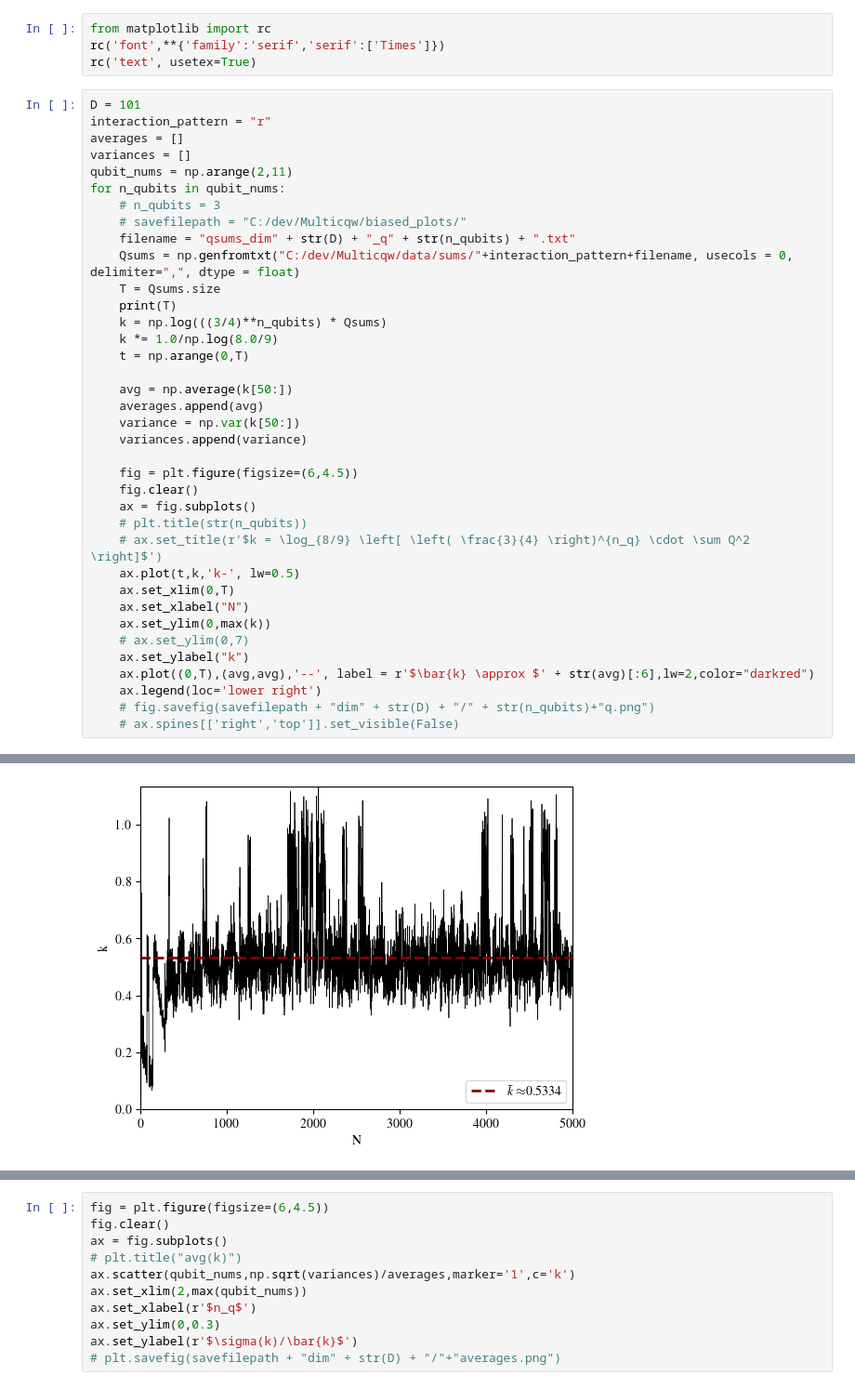
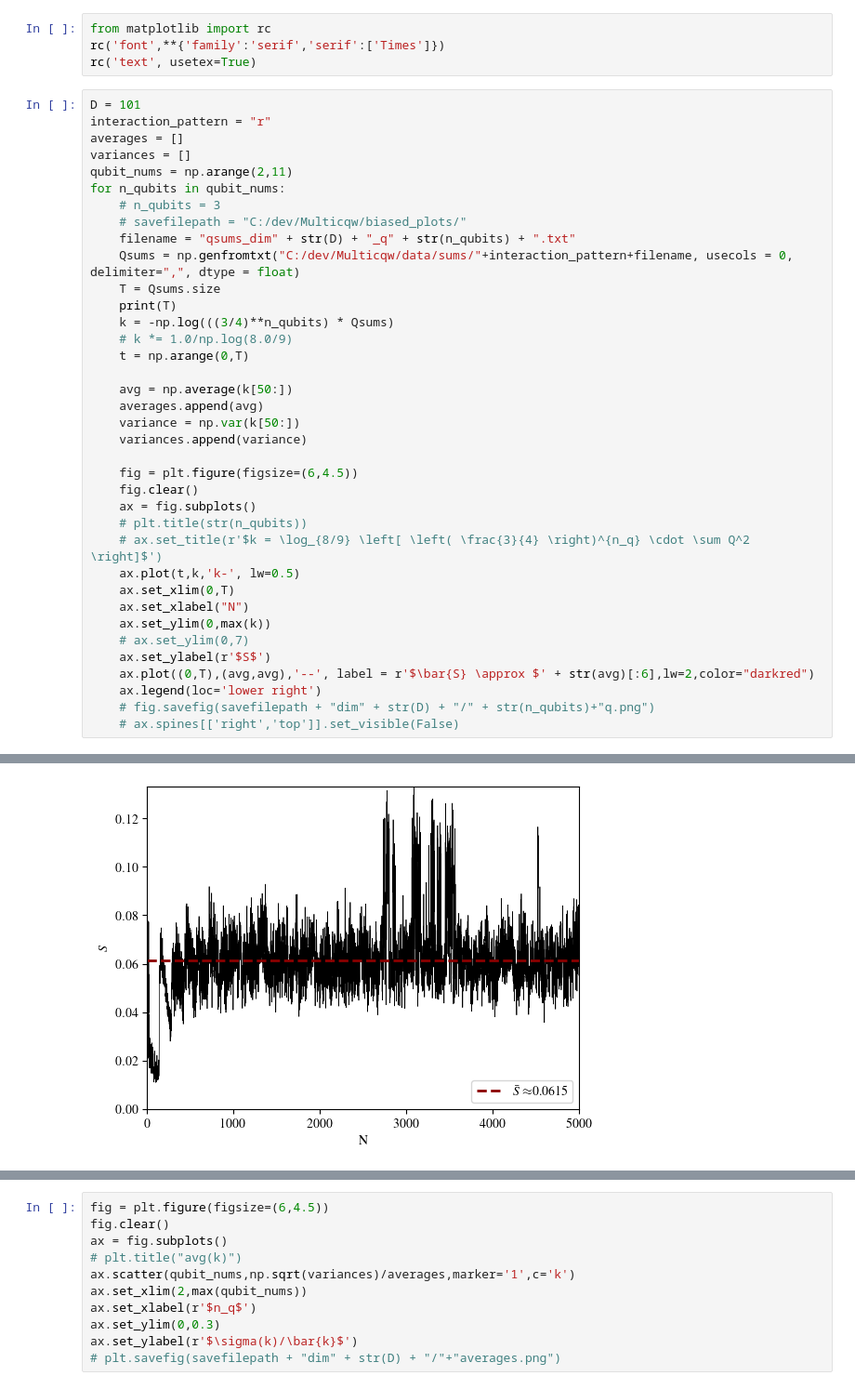
Before and after one commit to Emiliano6754/Correlation-Quantum-Walks, a Jupyter notebook: qsumsplots.ipynb, the cells around one changed output, grey strips where cells are left out. Shown at 93% size. Drawn from its saved outputs; the diff is of its cells as text.

Commit message:
Added concurrence plotting from 2 qubits seed. Corrected some plot labels

```diff
--- a/qsumsplots.ipynb
+++ b/qsumsplots.ipynb
@@ -20,38 +20,38 @@ for n_qubits in qubit_nums:
     Qsums = np.genfromtxt("C:/dev/Multicqw/data/sums/"+interaction_pattern+filename, usecols = 0, delimiter=",", dtype = float)
     T = Qsums.size
     print(T)
-    k = np.log(((3/4)**n_qubits) * Qsums)
-    k *= 1.0/np.log(8.0/9)
+    k = -np.log(((3/4)**n_qubits) * Qsums)
+    # k *= 1.0/np.log(8.0/9)
     t = np.arange(0,T)
 
     avg = np.average(k[50:])
     averages.append(avg)
     variance = np.var(k[50:])
     variances.append(variance)
 
     fig = plt.figure(figsize=(6,4.5))
     fig.clear()
     ax = fig.subplots()
     # plt.title(str(n_qubits))
     # ax.set_title(r'$k = \log_{8/9} \left[ \left( \frac{3}{4} \right)^{n_q} \cdot \sum Q^2 \right]$')
     ax.plot(t,k,'k-', lw=0.5)
     ax.set_xlim(0,T)
     ax.set_xlabel("N")
     ax.set_ylim(0,max(k))
     # ax.set_ylim(0,7)
-    ax.set_ylabel("k")
-    ax.plot((0,T),(avg,avg),'--', label = r'$\bar{k} \approx $' + str(avg)[:6],lw=2,color="darkred")
+    ax.set_ylabel(r'$S$')
+    ax.plot((0,T),(avg,avg),'--', label = r'$\bar{S} \approx $' + str(avg)[:6],lw=2,color="darkred")
     ax.legend(loc='lower right')
     # fig.savefig(savefilepath + "dim" + str(D) + "/" + str(n_qubits)+"q.png")
     # ax.spines[['right','top']].set_visible(False)
 # %% [output]
 5000
 5000
 5000
 5000
 5000
 5000
 5000
 5000
 5000
-[figure, old version]
+[figure, new version]
```
Also changed, not shown: parts of 5 cells of this notebook, 7 other files.
